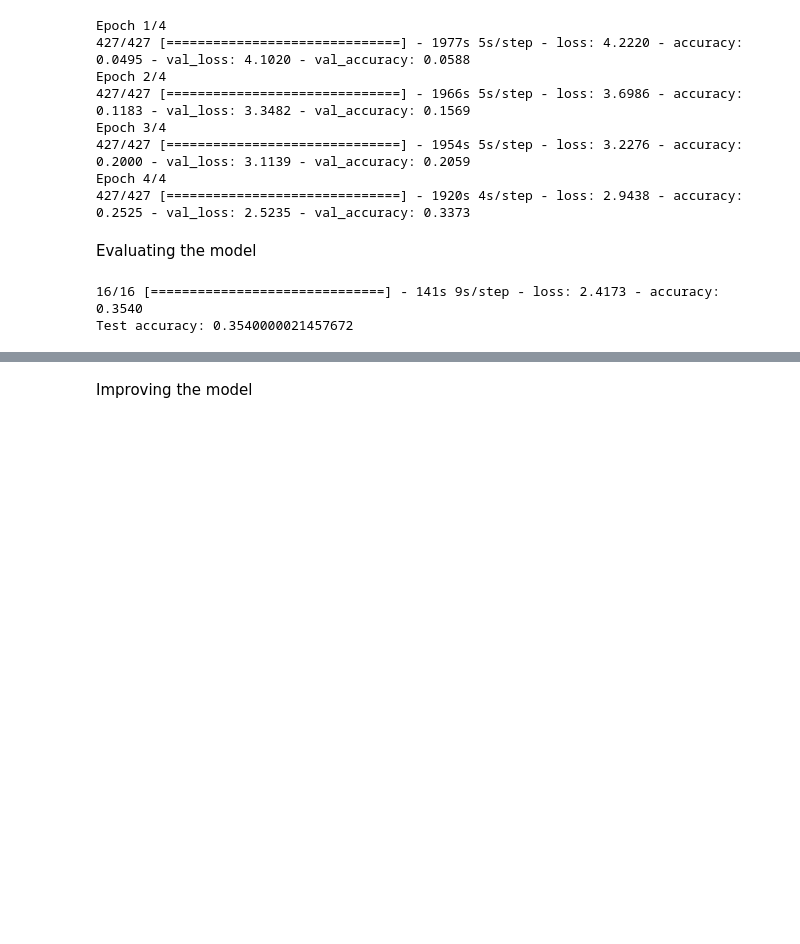
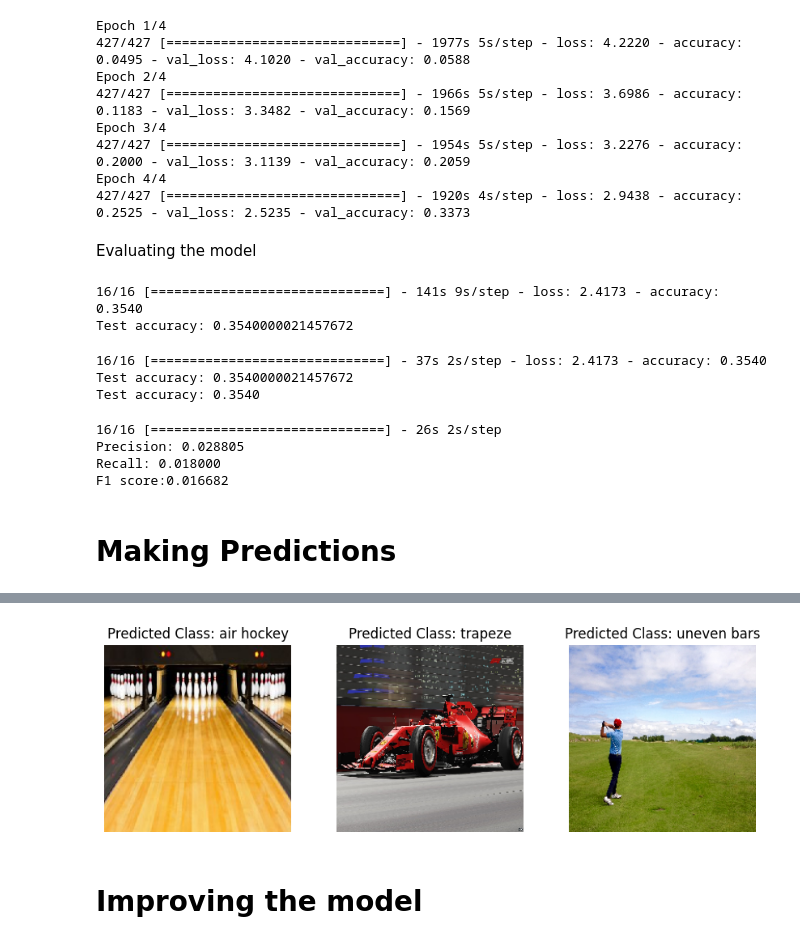
Before and after one commit to Jaime-prog/AI_DataScience_NeuralSight, a Jupyter notebook: CNN_Image_Classification.ipynb, the cells around one changed output, grey strips where cells are left out. Drawn from its saved outputs; the diff is of its cells as text; code cells hidden in the pictures; blank space fills up the shorter version.

```diff
--- a/CNN_Image_Classification.ipynb
+++ b/CNN_Image_Classification.ipynb
@@ -199,3 +201,66 @@ print("Test accuracy:", test_acc)
 # %% [output]
 16/16 [==============================] - 141s 9s/step - loss: 2.4173 - accuracy: 0.3540
 Test accuracy: 0.3540000021457672
+# %%
+# First we're going to load the model that we previously trained
+from tensorflow.keras.models import load_model
+model = load_model('sports_100.h5')
+# %%
+test_loss, test_acc = model.evaluate(test_generator)
+print("Test accuracy:", test_acc)
+print("Test accuracy: {:.4f}".format(test_acc))
+# %% [output]
+16/16 [==============================] - 37s 2s/step - loss: 2.4173 - accuracy: 0.3540
+Test accuracy: 0.3540000021457672
+Test accuracy: 0.3540
+# %%
+from sklearn.metrics import precision_score, recall_score, f1_score
+
+y_pred = model.predict(test_generator)
+y_pred_classes = np.argmax(y_pred, axis=1)
+y_true = test_generator.classes
+
+precision = precision_score(y_true, y_pred_classes, average='weighted')
+recall = recall_score(y_true, y_pred_classes, average='weighted')
+f1 = f1_score(y_true, y_pred_classes, average='weighted')
+
+print("Precision: {:.6f}".format(precision))
+print("Recall: {:.6f}".format(recall))
+print("F1 score: {:.6f}".format(f1))
+# %% [output]
+16/16 [==============================] - 26s 2s/step
+Precision: 0.028805
+Recall: 0.018000
+F1 score:0.016682
+# %% [markdown]
+# Making Predictions
+# %%
+# Define the image paths
+image_paths = ['/content/gdrive/MyDrive/AI/Classification_Model/archive/bowling-300x225.jpg', '/content/gdrive/MyDrive/AI/Classification_Model/archive/f1.jpg','/content/gdrive/MyDrive/AI/Classification_Model/archive/golf.jpg' ]
+
+horizontal_size = len(image_paths)*3.5
+class_names = train.class_names
+
+# Create a grid of plots with a single row and multiple columns
+fig, axs = plt.subplots(1, len(image_paths), figsize=(horizontal_size, 3))
+
+# Loop over the image paths
+for i, image_path in enumerate(image_paths):
+    # Load the image
+    img = tf.keras.utils.load_img(image_path, target_size=(224, 224))
+
+    # Preprocess the image
+    x = tf.keras.utils.img_to_array(img)
+    x = np.expand_dims(x, axis=0)
+    x = keras.applications.vgg16.preprocess_input(x)
+
+    # Make a prediction
+    preds = model.predict(x)
+    class_idx = np.argmax(preds[0])
+    class_name = class_names[class_idx]
+
+    # Plot the image with the predicted label in a separate subplot
+    axs[i].imshow(img)
+    axs[i].set_title(f'Predicted Class: {class_name}')
+    axs[i].axis('off')
+# %% [output]
@@ -202,2 +270,3 @@ Test accuracy: 0.3540000021457672
+[figure, added]
 # %% [markdown]
-Improving the model
+# Improving the model
```
Also changed, not shown: parts of 6 cells of this notebook.
